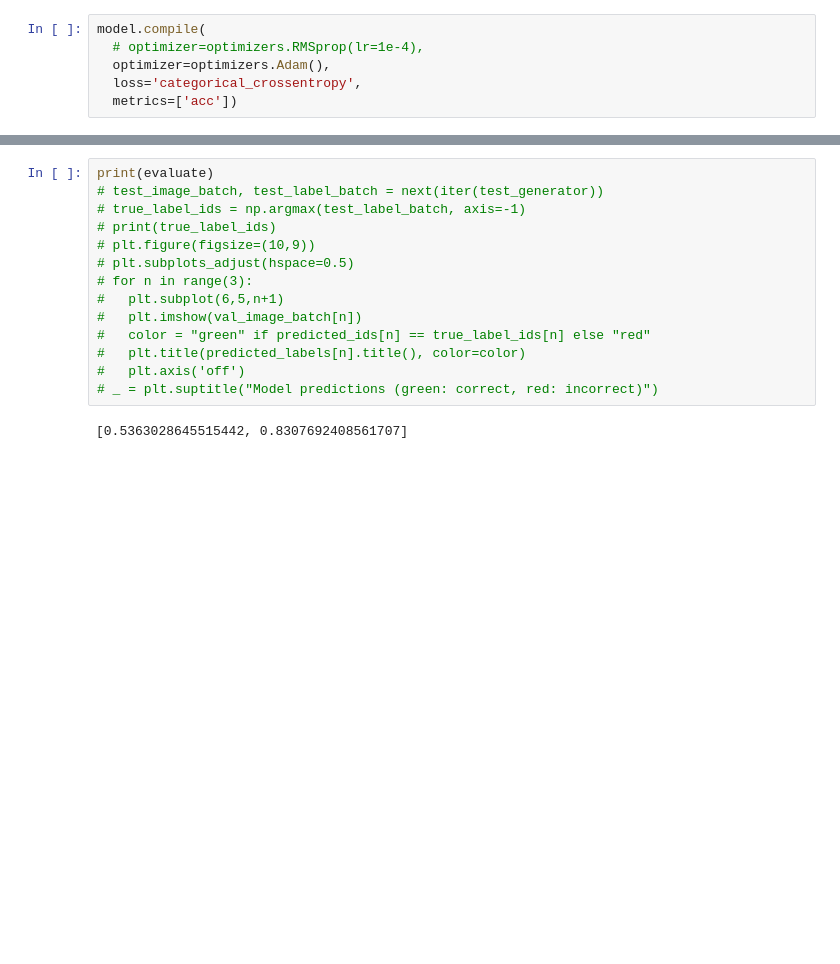
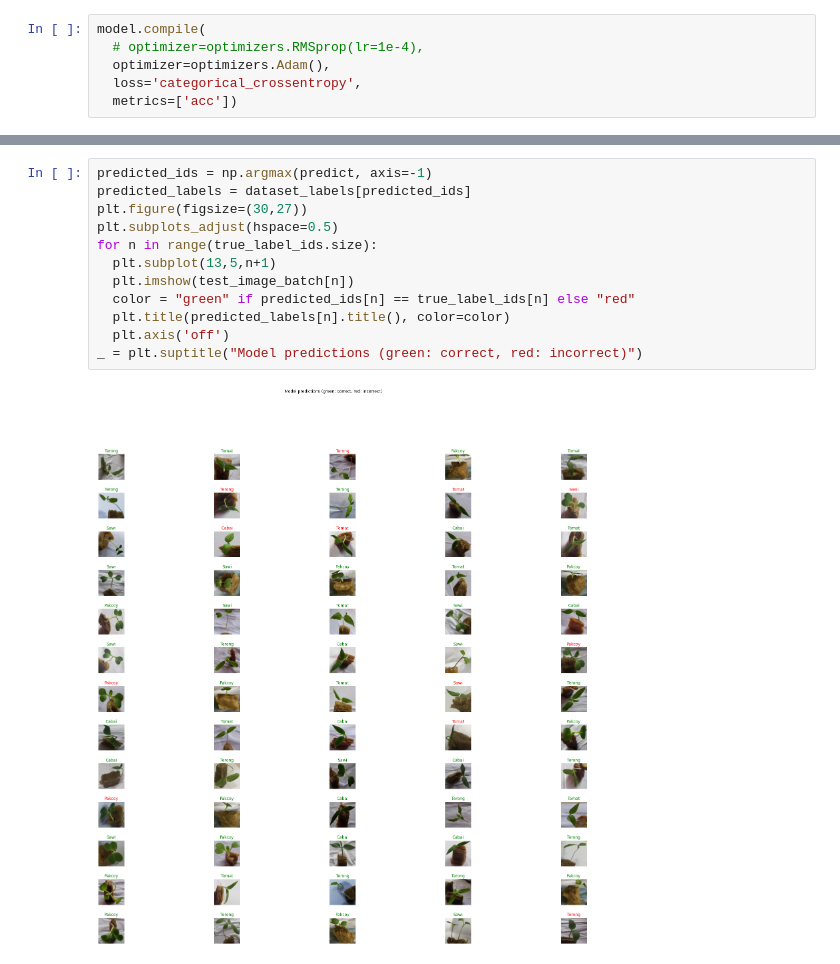
Before and after one commit to arfandiTelU/Skripsi, a Jupyter notebook: Cnn_Klasifikasi_Bibit.ipynb, the cells around one changed output, grey strips where cells are left out. Saved outputs shown, nothing was run; the diff lists cells and outputs as text; blank space fills up the shorter version.

```diff
--- a/Cnn_Klasifikasi_Bibit.ipynb
+++ b/Cnn_Klasifikasi_Bibit.ipynb
@@ -165,16 +212,14 @@ Found 65 images belonging to 5 classes.
 # %%
-print(evaluate)
-# test_image_batch, test_label_batch = next(iter(test_generator))
-# true_label_ids = np.argmax(test_label_batch, axis=-1)
-# print(true_label_ids)
-# plt.figure(figsize=(10,9))
-# plt.subplots_adjust(hspace=0.5)
-# for n in range(3):
-#   plt.subplot(6,5,n+1)
-#   plt.imshow(val_image_batch[n])
-#   color = "green" if predicted_ids[n] == true_label_ids[n] else "red"
-#   plt.title(predicted_labels[n].title(), color=color)
-#   plt.axis('off')
-# _ = plt.suptitle("Model predictions (green: correct, red: incorrect)")
+predicted_ids = np.argmax(predict, axis=-1)
+predicted_labels = dataset_labels[predicted_ids]
+plt.figure(figsize=(30,27))
+plt.subplots_adjust(hspace=0.5)
+for n in range(true_label_ids.size):
+  plt.subplot(13,5,n+1)
+  plt.imshow(test_image_batch[n])
+  color = "green" if predicted_ids[n] == true_label_ids[n] else "red"
+  plt.title(predicted_labels[n].title(), color=color)
+  plt.axis('off')
+_ = plt.suptitle("Model predictions (green: correct, red: incorrect)")
 # %% [output]
-[0.5363028645515442, 0.8307692408561707]
+[figure, added]
```
Also changed, not shown: parts of 8 cells of this notebook.
